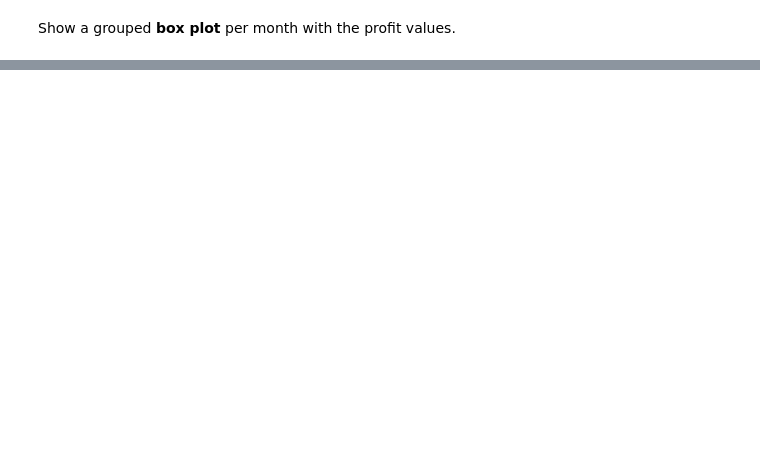
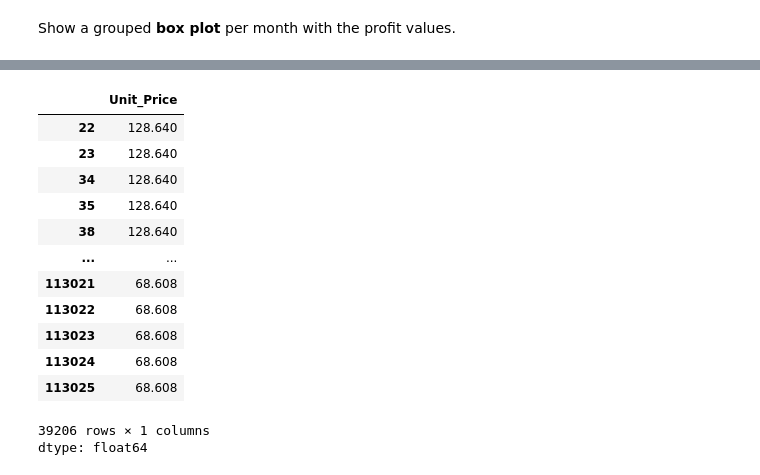
Before and after one commit to RIN666/DT, a Jupyter notebook: Exercises_1.ipynb, the cells around one changed output, grey strips where cells are left out. Cells and saved outputs as stored; diff of their text form; code cells hidden in the pictures; blank space fills up the shorter version.

```diff
--- a/Exercises_1.ipynb
+++ b/Exercises_1.ipynb
@@ -716,6 +767,22 @@ profit_2016.boxplot(by='Month', figsize=(14,6))
 ### Add 7.2% TAX on every sale `Unit_Price` within United States
 # %%
 # your code goes here
+sales.loc[sales['Country']=='United States', 'Unit_Price']
+# %% [output]
+|  | Unit_Price |
+| 22 | 128.640 |
+| 23 | 128.640 |
+| 34 | 128.640 |
+| 35 | 128.640 |
+| 38 | 128.640 |
+| ... | ... |
+| 113021 | 68.608 |
+| 113022 | 68.608 |
+| 113023 | 68.608 |
+| 113024 | 68.608 |
+| 113025 | 68.608 |
+39206 rows × 1 columns
+dtype: float64
 # %%
 #sales.loc[sales['Country'] == 'United States', 'Unit_Price'] = sales.loc[sales['Country'] == 'United States', 'Unit_Price'] * 1.072
 
```
Also changed, not shown: parts of 14 cells of this notebook.
